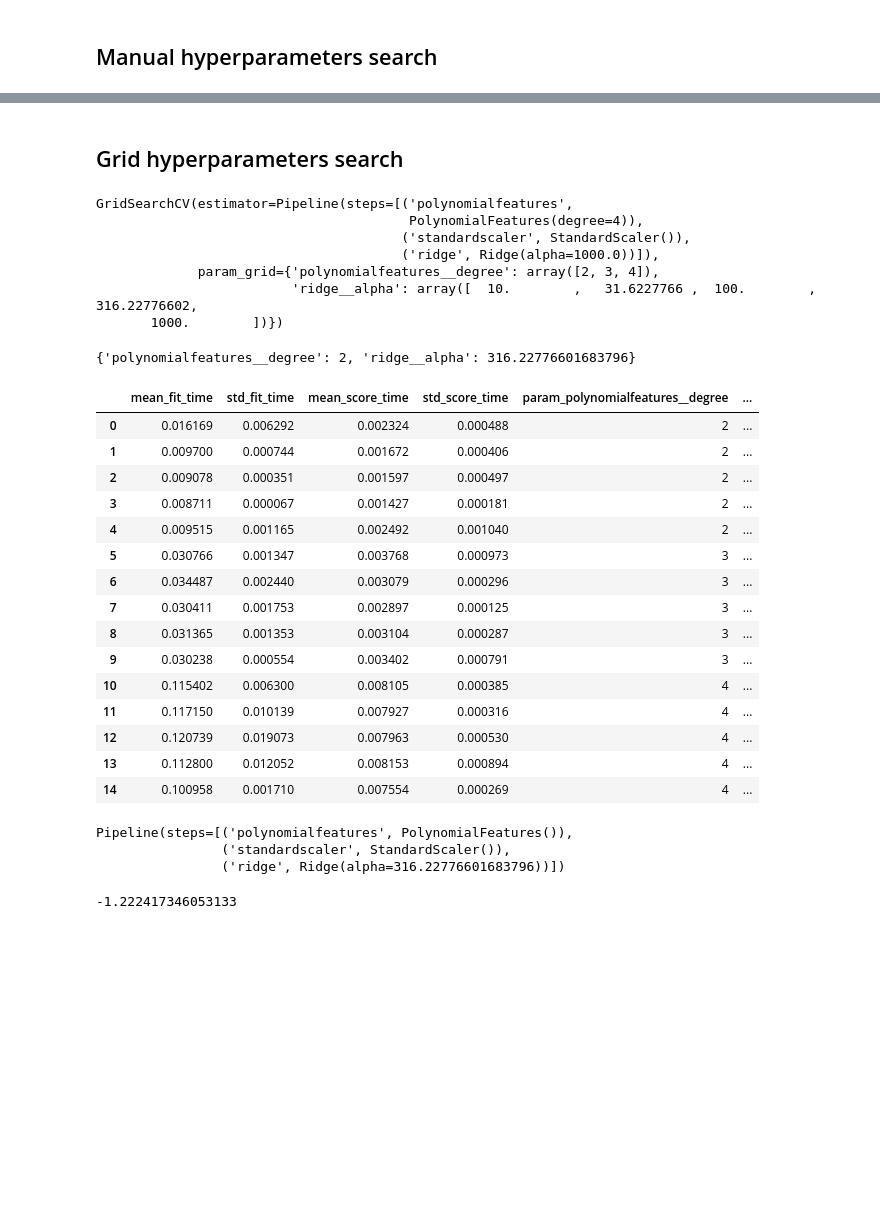
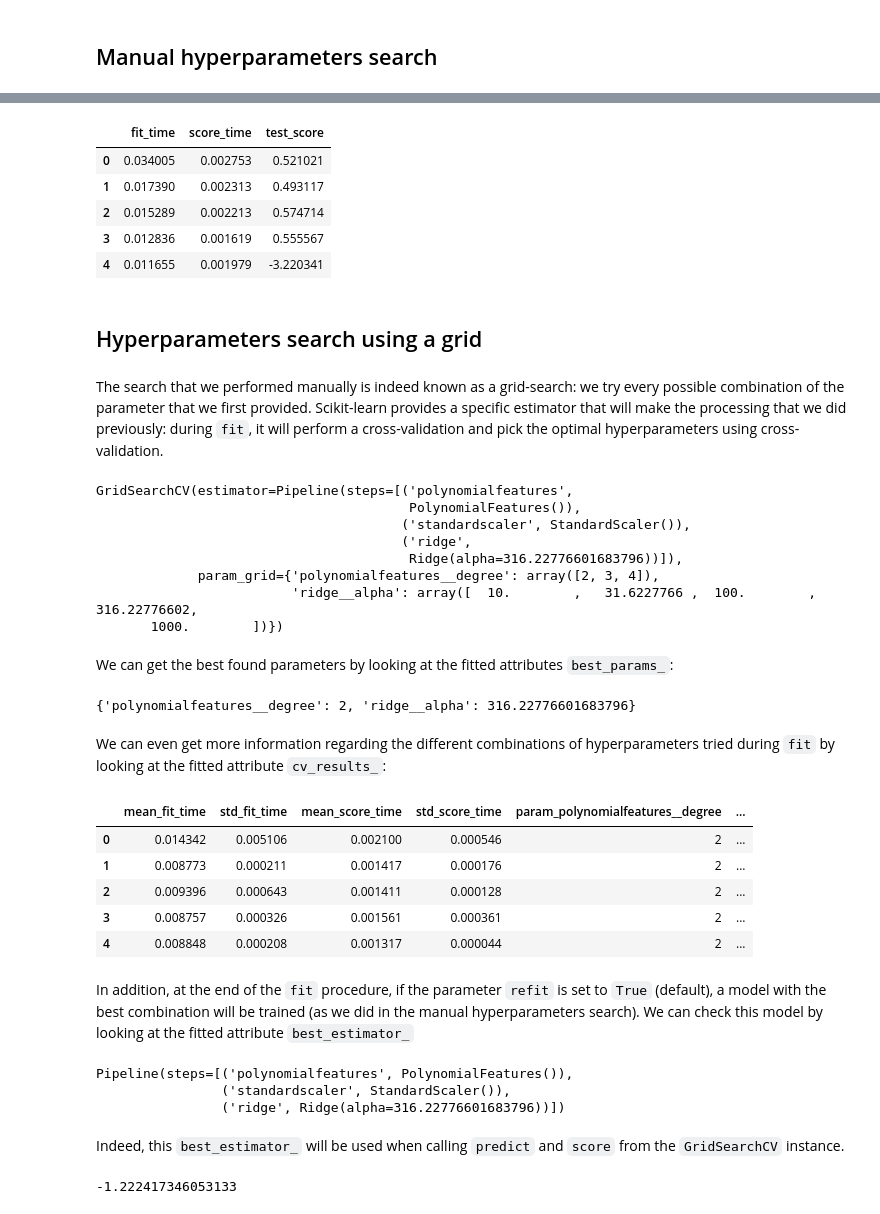
Before and after one commit to glemaitre/datascience_middle_course, a Jupyter notebook: 04_hyperparameters_search/01_search_cv.ipynb, the cells around one changed output, grey strips where cells are left out. Saved outputs shown, nothing was run; the diff lists cells and outputs as text; code cells hidden in the pictures; blank space fills up the shorter version.

```diff
--- a/04_hyperparameters_search/01_search_cv.ipynb
+++ b/04_hyperparameters_search/01_search_cv.ipynb
@@ -102,7 +131,8 @@ parameter_grid = {
 # %%
 from collections import defaultdict
+from sklearn.model_selection import cross_val_score
+
 search_results = defaultdict(list)
-
 for degree in parameter_grid["polynomialfeatures__degree"]:
     for alpha in parameter_grid["ridge__alpha"]:
         search_results["polynomialfeatures__degree"].append(degree)
@@ -111,9 +141,12 @@ for degree in parameter_grid["polynomialfeatures__degree"]:
             polynomialfeatures__degree=degree,
             ridge__alpha=alpha,
         )
-        model.fit(X_train, y_train)
-        search_results["score"].append(model.score(X_test, y_test))
+        search_results["score"].append(cross_val_score(model, X_train, y_train))
 search_results = pd.DataFrame(search_results)
+# %%
+search_results["mean_score"] = search_results["score"].apply(lambda x: x.mean())
+search_results["std_score"] = search_results["score"].apply(lambda x: x.std())
 # %%
-search_results.sort_values(by="score", ascending=False)
+search_results = search_results.sort_values(by="mean_score", ascending=False)
+search_results
 # %% [output]
@@ -136,5 +169,23 @@ search_results.sort_values(by="score", ascending=False)
+# %%
+best_model = model.set_params(
+    polynomialfeatures__degree=search_results["polynomialfeatures__degree"].iloc[0],
+    ridge__alpha=search_results["ridge__alpha"].iloc[0],
+)
+# %%
+cv_results = cross_validate(best_model, X, y)
+cv_results = pd.DataFrame(cv_results)
+cv_results
+# %% [output]
+|  | fit_time | score_time | test_score |
+| 0 | 0.034005 | 0.002753 | 0.521021 |
+| 1 | 0.017390 | 0.002313 | 0.493117 |
+| 2 | 0.015289 | 0.002213 | 0.574714 |
+| 3 | 0.012836 | 0.001619 | 0.555567 |
+| 4 | 0.011655 | 0.001979 | -3.220341 |
 # %% [markdown]
-## Grid hyperparameters search
+## Hyperparameters search using a grid
+# %% [markdown]
+The search that we performed manually is indeed known as a grid-search: we try every possible combination of the parameter that we first provided. Scikit-learn provides a specific estimator that will make the processing that we did previously: during `fit`, it will perform a cross-validation and pick the optimal hyperparameters using cross-validation.
 # %%
 from sklearn.model_selection import GridSearchCV
 
@@ -142,41 +193,41 @@ search_cv = GridSearchCV(model, param_grid=parameter_grid)
 search_cv.fit(X_train, y_train)
 # %% [output]
 GridSearchCV(estimator=Pipeline(steps=[('polynomialfeatures',
-                                        PolynomialFeatures(degree=4)),
+                                        PolynomialFeatures()),
                                        ('standardscaler', StandardScaler()),
-                                       ('ridge', Ridge(alpha=1000.0))]),
+                                       ('ridge',
+                                        Ridge(alpha=316.22776601683796))]),
              param_grid={'polynomialfeatures__degree': array([2, 3, 4]),
                          'ridge__alpha': array([  10.        ,   31.6227766 ,  100.        ,  316.22776602,
        1000.        ])})
+# %% [markdown]
+We can get the best found parameters by looking at the fitted attributes `best_params_`:
 # %%
 search_cv.best_params_
 # %% [output]
 {'polynomialfeatures__degree': 2, 'ridge__alpha': 316.22776601683796}
+# %% [markdown]
+We can even get more information regarding the different combinations of hyperparameters tried during `fit` by looking at the fitted attribute `cv_results_`:
 # %%
-pd.DataFrame(search_cv.cv_results_)
+cv_results = pd.DataFrame(search_cv.cv_results_)
+cv_results.head()
 # %% [output]
 |  | mean_fit_time | std_fit_time | mean_score_time | std_score_time | param_polynomialfeatures__degree | ... |
-| 0 | 0.016169 | 0.006292 | 0.002324 | 0.000488 | 2 | ... |
-| 1 | 0.009700 | 0.000744 | 0.001672 | 0.000406 | 2 | ... |
-| 2 | 0.009078 | 0.000351 | 0.001597 | 0.000497 | 2 | ... |
-| 3 | 0.008711 | 0.000067 | 0.001427 | 0.000181 | 2 | ... |
-| 4 | 0.009515 | 0.001165 | 0.002492 | 0.001040 | 2 | ... |
-| 5 | 0.030766 | 0.001347 | 0.003768 | 0.000973 | 3 | ... |
-| 6 | 0.034487 | 0.002440 | 0.003079 | 0.000296 | 3 | ... |
-| 7 | 0.030411 | 0.001753 | 0.002897 | 0.000125 | 3 | ... |
-| 8 | 0.031365 | 0.001353 | 0.003104 | 0.000287 | 3 | ... |
-| 9 | 0.030238 | 0.000554 | 0.003402 | 0.000791 | 3 | ... |
-| 10 | 0.115402 | 0.006300 | 0.008105 | 0.000385 | 4 | ... |
-| 11 | 0.117150 | 0.010139 | 0.007927 | 0.000316 | 4 | ... |
-| 12 | 0.120739 | 0.019073 | 0.007963 | 0.000530 | 4 | ... |
-| 13 | 0.112800 | 0.012052 | 0.008153 | 0.000894 | 4 | ... |
-| 14 | 0.100958 | 0.001710 | 0.007554 | 0.000269 | 4 | ... |
+| 0 | 0.014342 | 0.005106 | 0.002100 | 0.000546 | 2 | ... |
+| 1 | 0.008773 | 0.000211 | 0.001417 | 0.000176 | 2 | ... |
+| 2 | 0.009396 | 0.000643 | 0.001411 | 0.000128 | 2 | ... |
+| 3 | 0.008757 | 0.000326 | 0.001561 | 0.000361 | 2 | ... |
+| 4 | 0.008848 | 0.000208 | 0.001317 | 0.000044 | 2 | ... |
+# %% [markdown]
+In addition, at the end of the `fit` procedure, if the parameter `refit` is set to `True` (default), a model with the best combination will be trained (as we did in the manual hyperparameters search). We can check this model by looking at the fitted attribute `best_estimator_`
 # %%
 search_cv.best_estimator_
 # %% [output]
 Pipeline(steps=[('polynomialfeatures', PolynomialFeatures()),
                 ('standardscaler', StandardScaler()),
                 ('ridge', Ridge(alpha=316.22776601683796))])
+# %% [markdown]
+Indeed, this `best_estimator_` will be used when calling `predict` and `score` from the `GridSearchCV` instance.
 # %%
 search_cv.score(X_test, y_test)
 # %% [output]
```
Also changed, not shown: parts of 39 cells of this notebook, 3 other files.
